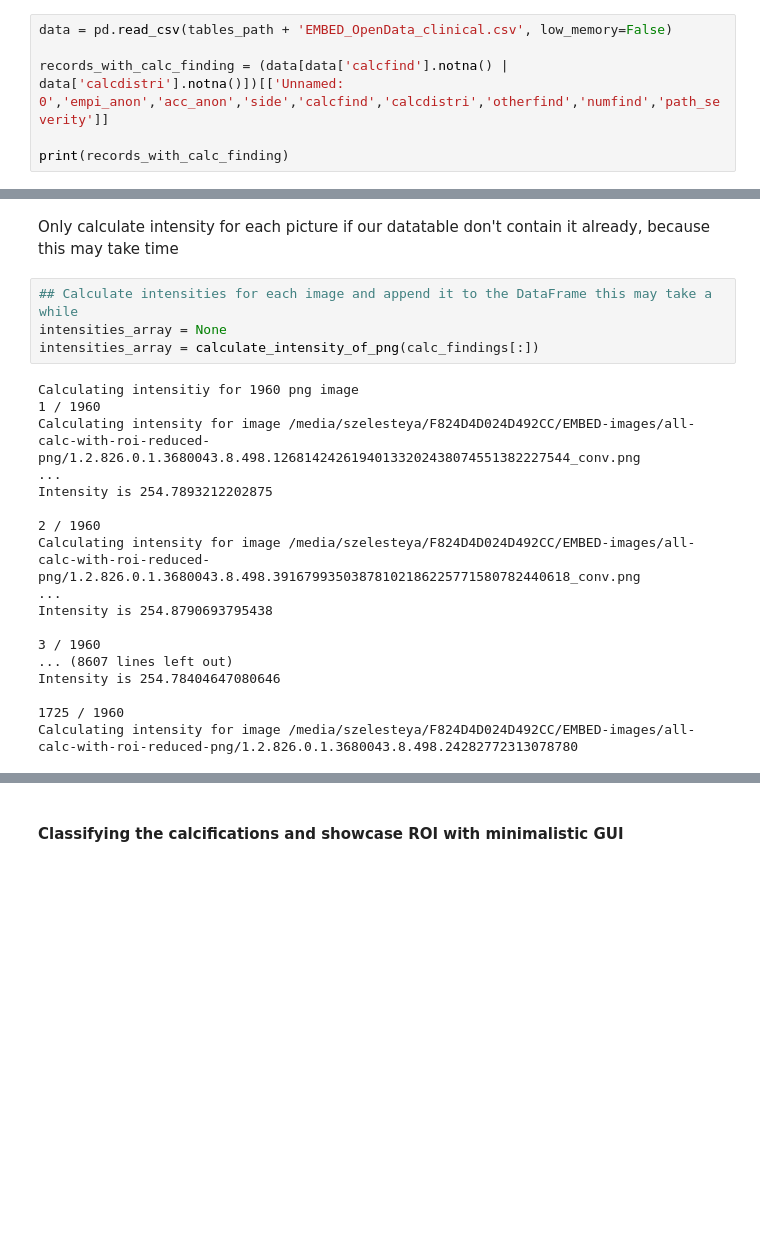
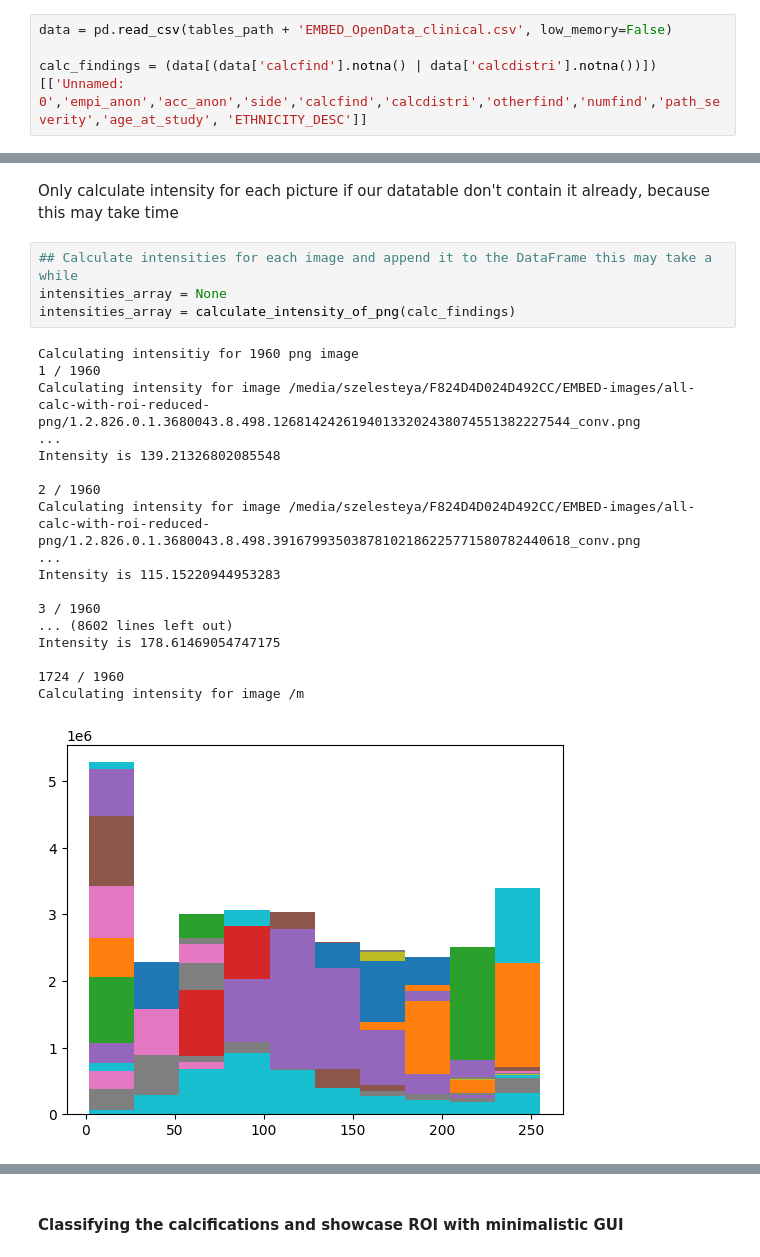
Before and after one commit to dudderThugger/laboratory-mammography, a Jupyter notebook: mammography_seg_ml.ipynb, the cells around one changed output, grey strips where cells are left out. Drawn from its saved outputs; the diff is of its cells as text; blank space fills up the shorter version.

```diff
--- a/mammography_seg_ml.ipynb
+++ b/mammography_seg_ml.ipynb
@@ -59,6 +62,4 @@ print(calc_distrib_codes)
 # %%
 data = pd.read_csv(tables_path + 'EMBED_OpenData_clinical.csv', low_memory=False)
 
-records_with_calc_finding = (data[data['calcfind'].notna() | data['calcdistri'].notna()])[['Unnamed: 0','empi_anon','acc_anon','side','calcfind','calcdistri','otherfind','numfind','path_severity']]
-
-print(records_with_calc_finding)
+calc_findings = (data[(data['calcfind'].notna() | data['calcdistri'].notna())])[['Unnamed: 0','empi_anon','acc_anon','side','calcfind','calcdistri','otherfind','numfind','path_severity','age_at_study', 'ETHNICITY_DESC']]
@@ -315,22 +353,23 @@ Only calculate intensity for each picture if our datatable don't contain it alre
 # %%
 ## Calculate intensities for each image and append it to the DataFrame this may take a while
 intensities_array = None
-intensities_array = calculate_intensity_of_png(calc_findings[:])
+intensities_array = calculate_intensity_of_png(calc_findings)
 # %% [output]
 Calculating intensitiy for 1960 png image
 1 / 1960
 Calculating intensity for image /media/szelesteya/F824D4D024D492CC/EMBED-images/all-calc-with-roi-reduced-png/1.2.826.0.1.3680043.8.498.12681424261940133202438074551382227544_conv.png
 ...
-Intensity is 254.7893212202875
+Intensity is 139.21326802085548
 
 2 / 1960
 Calculating intensity for image /media/szelesteya/F824D4D024D492CC/EMBED-images/all-calc-with-roi-reduced-png/1.2.826.0.1.3680043.8.498.39167993503878102186225771580782440618_conv.png
 ...
-Intensity is 254.8790693795438
+Intensity is 115.15220944953283
 
 3 / 1960
-... (8607 lines left out)
-Intensity is 254.78404647080646
+... (8602 lines left out)
+Intensity is 178.61469054747175
 
-1725 / 1960
-Calculating intensity for image /media/szelesteya/F824D4D024D492CC/EMBED-images/all-calc-with-roi-reduced-png/1.2.826.0.1.3680043.8.498.24282772313078780
+1724 / 1960
+Calculating intensity for image /m
+[figure, added]
```
Also changed, not shown: parts of 29 cells of this notebook, 1 other file.
